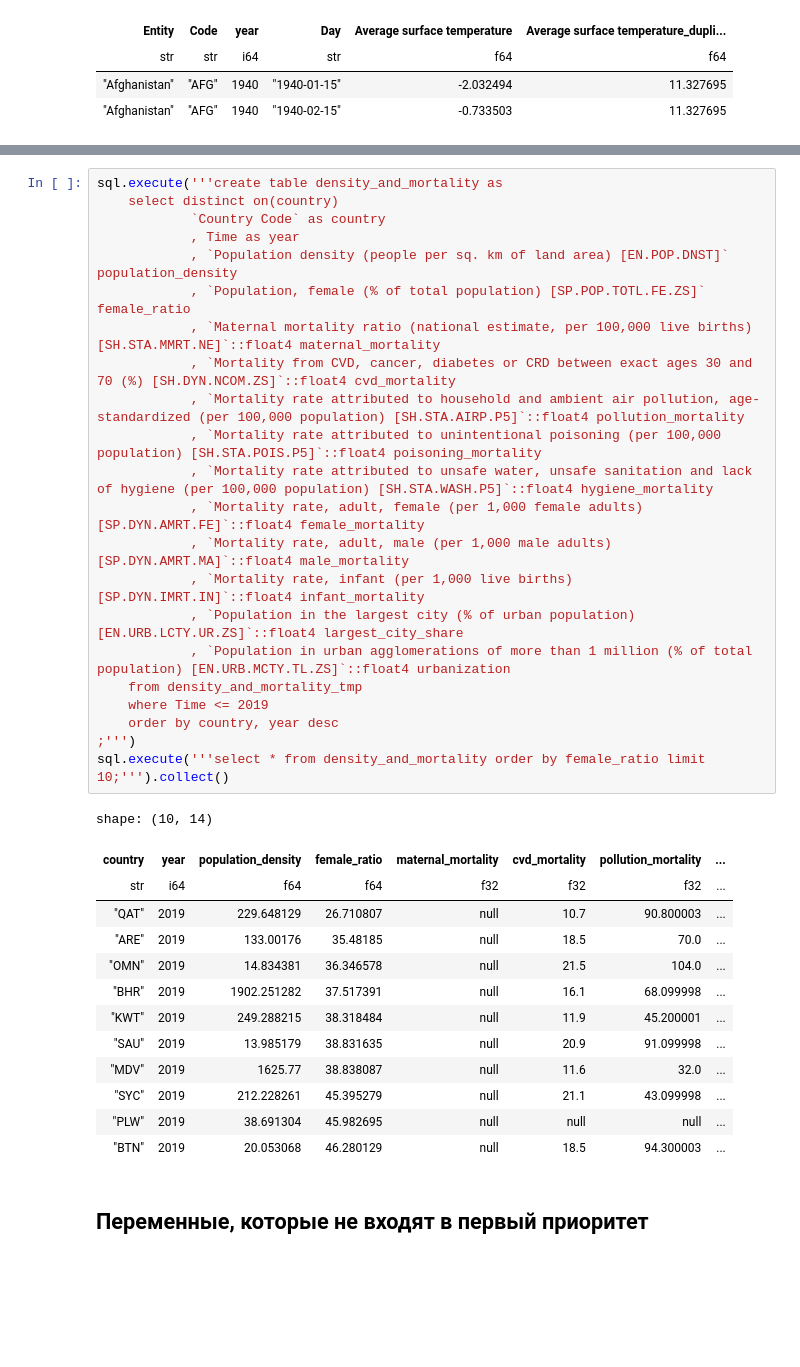
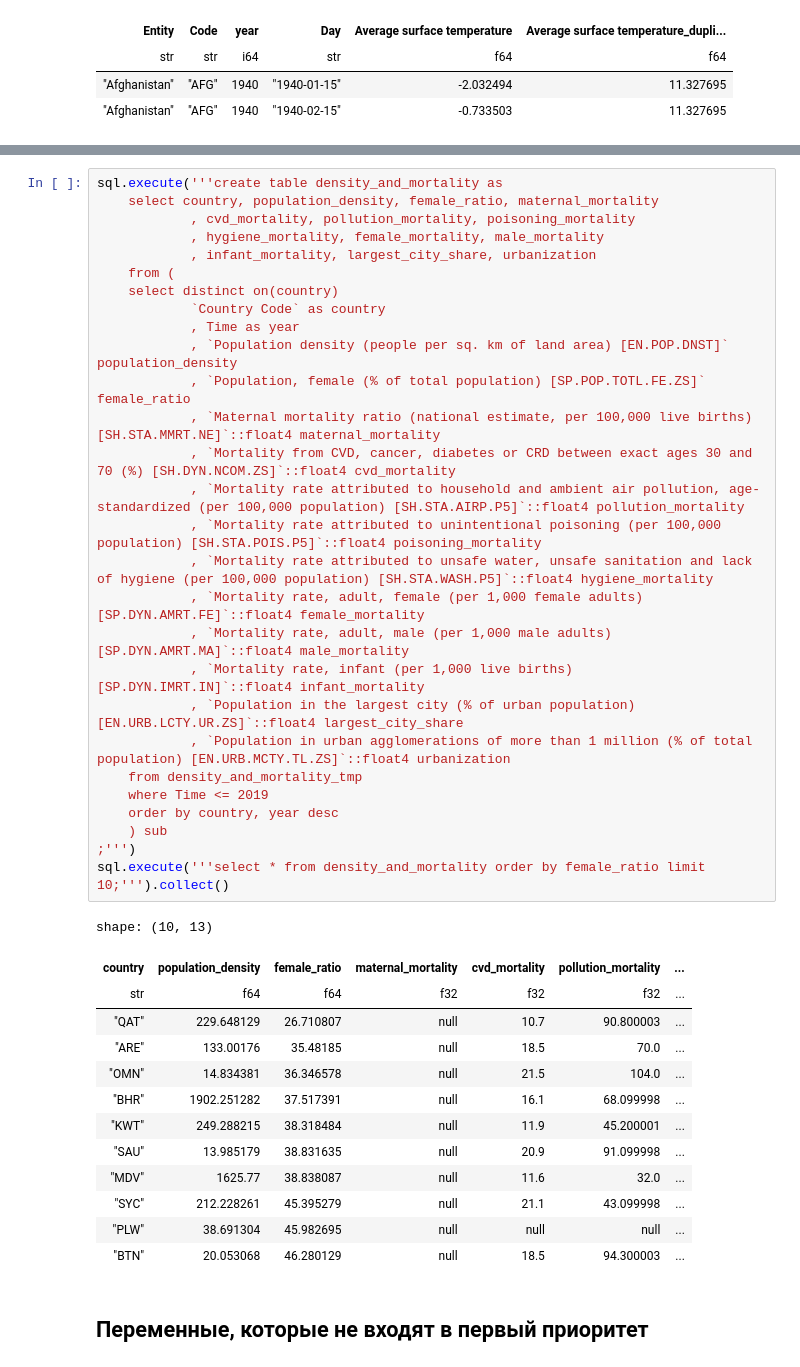
Before and after one commit to xan-d-or/thesis, a Jupyter notebook: data/scripts/data_aggregation.ipynb, the cells around one changed output, grey strips where cells are left out. Drawn from its saved outputs; the diff is of its cells as text; blank space fills up the shorter version.

```diff
--- a/data/scripts/data_aggregation.ipynb
+++ b/data/scripts/data_aggregation.ipynb
@@ -344,40 +398,46 @@ shape: (2, 16)
 | 1990 | "YR1990" | "Albania" | "ALB" | 119.946788 | 49.765495 | ... |
 # %%
 sql.execute('''create table density_and_mortality as
+    select country, population_density, female_ratio, maternal_mortality
+            , cvd_mortality, pollution_mortality, poisoning_mortality
+            , hygiene_mortality, female_mortality, male_mortality
+            , infant_mortality, largest_city_share, urbanization
+    from (
     select distinct on(country)
             `Country Code` as country
             , Time as year
             , `Population density (people per sq. km of land area) [EN.POP.DNST]` population_density
             , `Population, female (% of total population) [SP.POP.TOTL.FE.ZS]` female_ratio
             , `Maternal mortality ratio (national estimate, per 100,000 live births) [SH.STA.MMRT.NE]`::float4 maternal_mortality
             , `Mortality from CVD, cancer, diabetes or CRD between exact ages 30 and 70 (%) [SH.DYN.NCOM.ZS]`::float4 cvd_mortality
             , `Mortality rate attributed to household and ambient air pollution, age-standardized (per 100,000 population) [SH.STA.AIRP.P5]`::float4 pollution_mortality
             , `Mortality rate attributed to unintentional poisoning (per 100,000 population) [SH.STA.POIS.P5]`::float4 poisoning_mortality
             , `Mortality rate attributed to unsafe water, unsafe sanitation and lack of hygiene (per 100,000 population) [SH.STA.WASH.P5]`::float4 hygiene_mortality
             , `Mortality rate, adult, female (per 1,000 female adults) [SP.DYN.AMRT.FE]`::float4 female_mortality
             , `Mortality rate, adult, male (per 1,000 male adults) [SP.DYN.AMRT.MA]`::float4 male_mortality
             , `Mortality rate, infant (per 1,000 live births) [SP.DYN.IMRT.IN]`::float4 infant_mortality
             , `Population in the largest city (% of urban population) [EN.URB.LCTY.UR.ZS]`::float4 largest_city_share
             , `Population in urban agglomerations of more than 1 million (% of total population) [EN.URB.MCTY.TL.ZS]`::float4 urbanization
     from density_and_mortality_tmp
     where Time <= 2019
     order by country, year desc
+    ) sub
 ;''')
 sql.execute('''select * from density_and_mortality order by female_ratio limit 10;''').collect()
 # %% [output]
-shape: (10, 14)
+shape: (10, 13)
-| country | year | population_density | female_ratio | maternal_mortality | cvd_mortality | pollution_mortality | ... |
-| str | i64 | f64 | f64 | f32 | f32 | f32 | ... |
-| "QAT" | 2019 | 229.648129 | 26.710807 | null | 10.7 | 90.800003 | ... |
-| "ARE" | 2019 | 133.00176 | 35.48185 | null | 18.5 | 70.0 | ... |
-| "OMN" | 2019 | 14.834381 | 36.346578 | null | 21.5 | 104.0 | ... |
-| "BHR" | 2019 | 1902.251282 | 37.517391 | null | 16.1 | 68.099998 | ... |
-| "KWT" | 2019 | 249.288215 | 38.318484 | null | 11.9 | 45.200001 | ... |
-| "SAU" | 2019 | 13.985179 | 38.831635 | null | 20.9 | 91.099998 | ... |
-| "MDV" | 2019 | 1625.77 | 38.838087 | null | 11.6 | 32.0 | ... |
-| "SYC" | 2019 | 212.228261 | 45.395279 | null | 21.1 | 43.099998 | ... |
-| "PLW" | 2019 | 38.691304 | 45.982695 | null | null | null | ... |
-| "BTN" | 2019 | 20.053068 | 46.280129 | null | 18.5 | 94.300003 | ... |
+| country | population_density | female_ratio | maternal_mortality | cvd_mortality | pollution_mortality | ... |
+| str | f64 | f64 | f32 | f32 | f32 | ... |
+| "QAT" | 229.648129 | 26.710807 | null | 10.7 | 90.800003 | ... |
+| "ARE" | 133.00176 | 35.48185 | null | 18.5 | 70.0 | ... |
+| "OMN" | 14.834381 | 36.346578 | null | 21.5 | 104.0 | ... |
+| "BHR" | 1902.251282 | 37.517391 | null | 16.1 | 68.099998 | ... |
+| "KWT" | 249.288215 | 38.318484 | null | 11.9 | 45.200001 | ... |
+| "SAU" | 13.985179 | 38.831635 | null | 20.9 | 91.099998 | ... |
+| "MDV" | 1625.77 | 38.838087 | null | 11.6 | 32.0 | ... |
+| "SYC" | 212.228261 | 45.395279 | null | 21.1 | 43.099998 | ... |
+| "PLW" | 38.691304 | 45.982695 | null | null | null | ... |
+| "BTN" | 20.053068 | 46.280129 | null | 18.5 | 94.300003 | ... |
 # %% [markdown]
 ## Переменные, которые не входят в первый приоритет
 # %%
```
Also changed, not shown: parts of 19 cells of this notebook, 1 other file.
